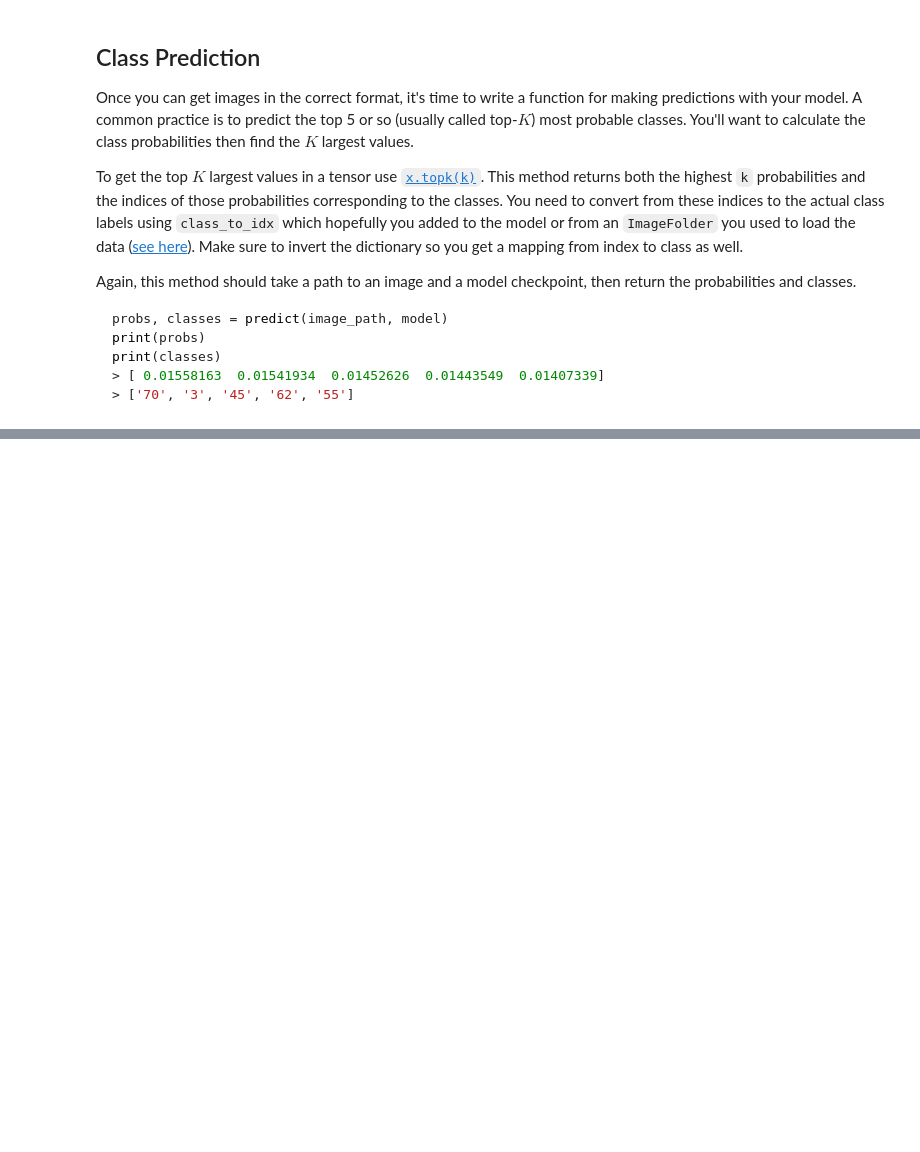
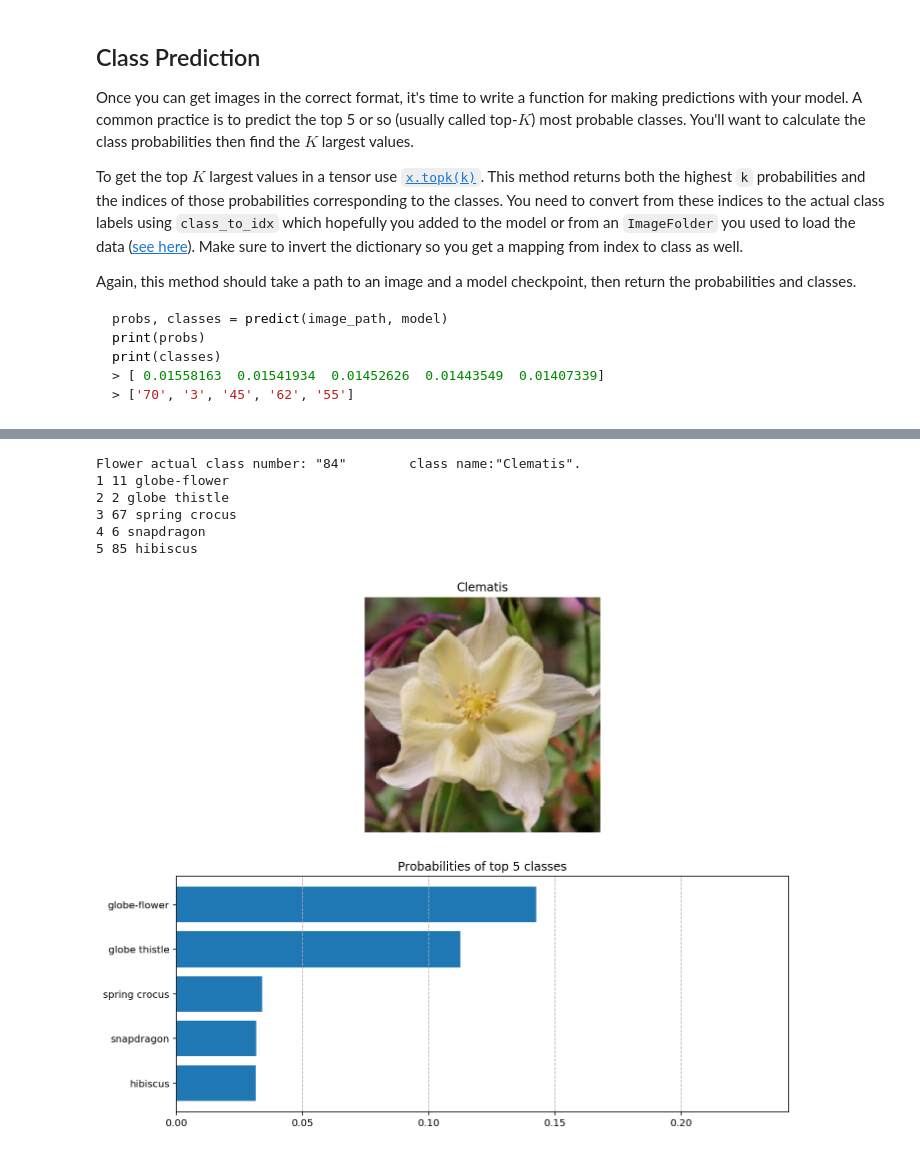
Before and after one commit to hedejan/Image-Classifier-with-Pytorch, a Jupyter notebook: Image Classifier Project.ipynb, the cells around one changed output, grey strips where cells are left out. Cells and saved outputs as stored; diff of their text form; code cells hidden in the pictures; blank space fills up the shorter version.

````diff
--- a/Image Classifier Project.ipynb
+++ b/Image Classifier Project.ipynb
@@ -482,3 +501,6 @@ print(classes)
 > [ 0.01558163  0.01541934  0.01452626  0.01443549  0.01407339]
 > ['70', '3', '45', '62', '55']
 ```
+# %%
+# map and invert dictionary using saved class_to_idx from ImageFolder
+idx_to_labels = {idx: cat_to_name[cat] for cat, idx in class_to_idx.items()}
@@ -510,0 +538,13 @@ tensor([[ 24,   7,   1,   8,  48]], device='cuda:0')
+# %%
+# TODO: Implement the code to predict the class from an image file
+label_idx, label, PATH = image_generator()
+print(f'Image label index: "{label_idx}"\t\tlabel:"{label}"\t\tPATH:"{PATH}".\n')
+ps, classes = predict(PATH, reload_model)
+np_ps = ps[0].cpu().numpy()
+np_classes = classes[0].cpu().numpy()
+print(np_ps)
+print(np_classes, '\n')
+
+class_names = [idx_to_labels[i] for i in np_classes]
+for idx, class_name in enumerate(class_names):
+    print(idx, np_classes[idx], class_name)
@@ -516,7 +567,3 @@ Now that you can use a trained model for predictions, check to make sure it make
 <img src='assets/inference_example.png' width=300px>
 
 You can convert from the class integer encoding to actual flower names with the `cat_to_name.json` file (should have been loaded earlier in the notebook). To show a PyTorch tensor as an image, use the `imshow` function defined above.
-# %%
-images, labels = next(iter(testloader))
-ps = torch.exp(model(images.to(device)))
-print(ps.shape)
@@ -588,0 +570,40 @@ check_sanity(image_path)
+# %%
+def check_sanity():
+    # select a random image from testset
+    class_number, class_name, PATH = image_generator()
+    print(f'Flower actual class number: "{class_number}"\tclass name:"{class_name}".')
+
+    # display image and actual class name
+    fig, ax = plt.subplots(figsize=(10,8), nrows=2)
+    imshow(process_image(PATH), ax=ax[0], title=class_name)
+
+    # predict top 5 image classes and probabilities
+    ps, classes = predict(PATH, reload_model)
+    np_ps = ps[0].cpu().numpy()
+    np_classes = classes[0].cpu().numpy()
+    class_names = [idx_to_labels[i] for i in np_classes]
+    for idx, image_name in enumerate(class_names):
+        print(idx+1, np_classes[idx], image_name)
+
+    # display image and plot probabilities
+    yticks = [i for i in range(1,len(class_names)+1)]
+
+    ax[1].barh(yticks, np_ps)
+    ax[1].set_xlim(0, max(np_ps)+0.1)
+    ax[1].set_facecolor('white')
+    ax[1].set_title("Probabilities of top 5 classes")
+    ax[1].set_yticks(yticks)
+    ax[1].set_yticklabels(class_names)
+    ax[1].invert_yaxis()
+    ax[1].grid(which='major', axis='x', linestyle='--')
+    fig.tight_layout();
+
+check_sanity()
+# %% [output]
+Flower actual class number: "84"        class name:"Clematis".
+1 11 globe-flower
+2 2 globe thistle
+3 67 spring crocus
+4 6 snapdragon
+5 85 hibiscus
+[figure, added]
````
Also changed, not shown: parts of 33 cells of this notebook, 6 other files.
